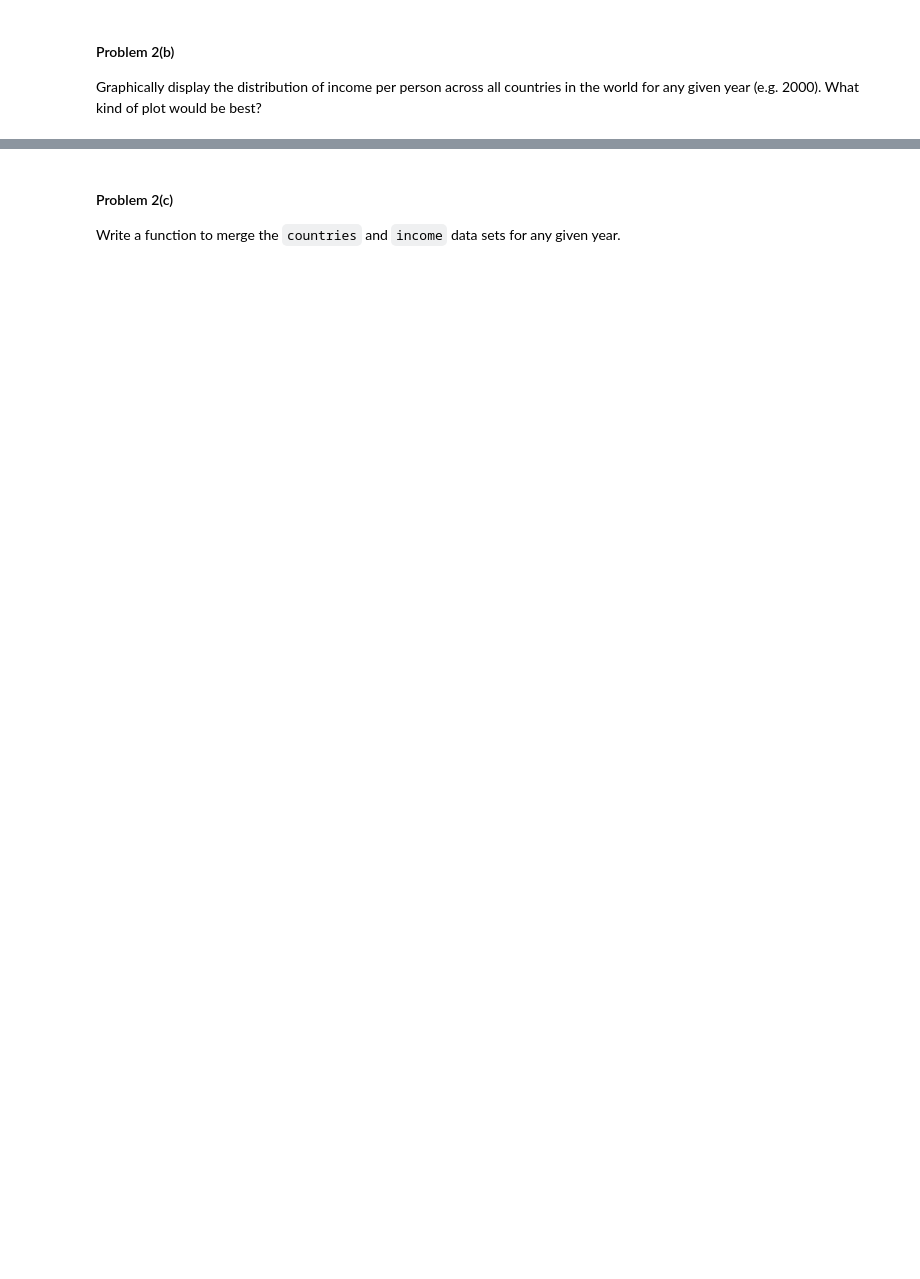
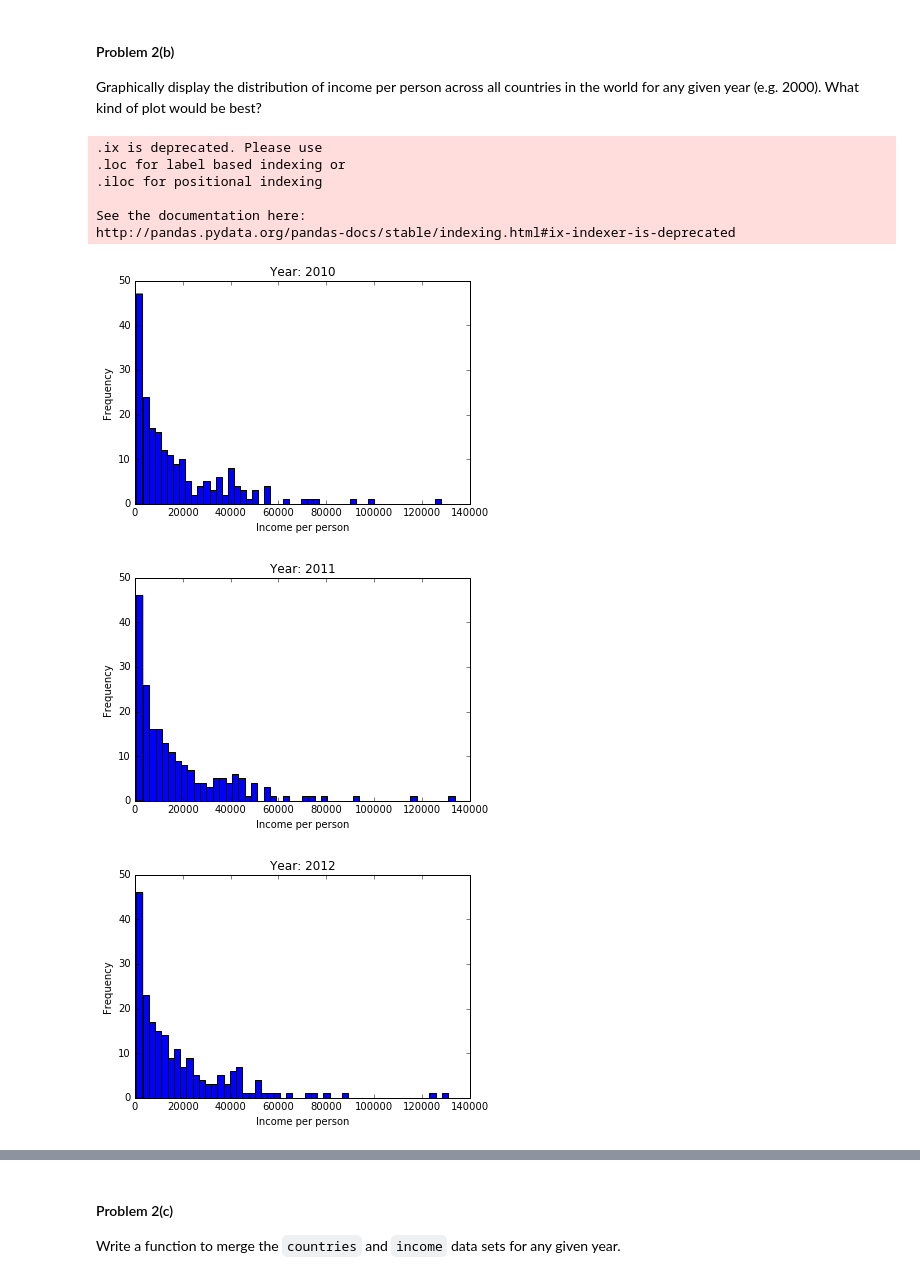
Before and after one commit to suyashSax/CS-109, a Jupyter notebook: Week 2/HW 1.ipynb, the cells around one changed output, grey strips where cells are left out. Saved outputs shown, nothing was run; the diff lists cells and outputs as text; code cells hidden in the pictures; blank space fills up the shorter version.

```diff
--- a/Week 2/HW 1.ipynb
+++ b/Week 2/HW 1.ipynb
@@ -247,2 +246,5 @@ Using the [data available on Gapminder](http://www.gapminder.org/data/), load in
+# %%
+#your code here
+income = pd.read_excel("http://docs.google.com/spreadsheet/pub?key=phAwcNAVuyj1jiMAkmq1iMg&output=xlsx")
 # %% [markdown]
 Transform the data set to have years as the rows and countries as the columns. Show the head of this data set when it is loaded.
@@ -250,0 +261,14 @@ Transform the data set to have years as the rows and countries as the columns. S
+# %%
+#your code here
+
+# Index by country
+income.index = income['GDP per capita']
+income = income.drop('GDP per capita', axis=1)
+
+# Convert years from floats to ints
+income.columns = map(lambda x: int(x), income.columns)
+
+# Transpose
+income = income.T
+
+income.head()
@@ -256,0 +287,22 @@ Graphically display the distribution of income per person across all countries i
+# %%
+#your code here
+# Histogram of income vs. percentage of population w/ that income
+years = xrange(2010, 2014)
+
+for year in years:
+    plt.plot(subplots = True)
+    plt.hist(income.ix[year].dropna().values, bins = 50)
+    plt.title('Year: %i' % year)
+    plt.xlabel('Income per person')
+    plt.ylabel('Frequency')
+    plt.show()
+# %% [output]
+.ix is deprecated. Please use
+.loc for label based indexing or
+.iloc for positional indexing
+
+See the documentation here:
+http://pandas.pydata.org/pandas-docs/stable/indexing.html#ix-indexer-is-deprecated
+[figure, added]
+[figure, added]
+[figure, added]
```
Also changed, not shown: parts of 14 cells of this notebook.
